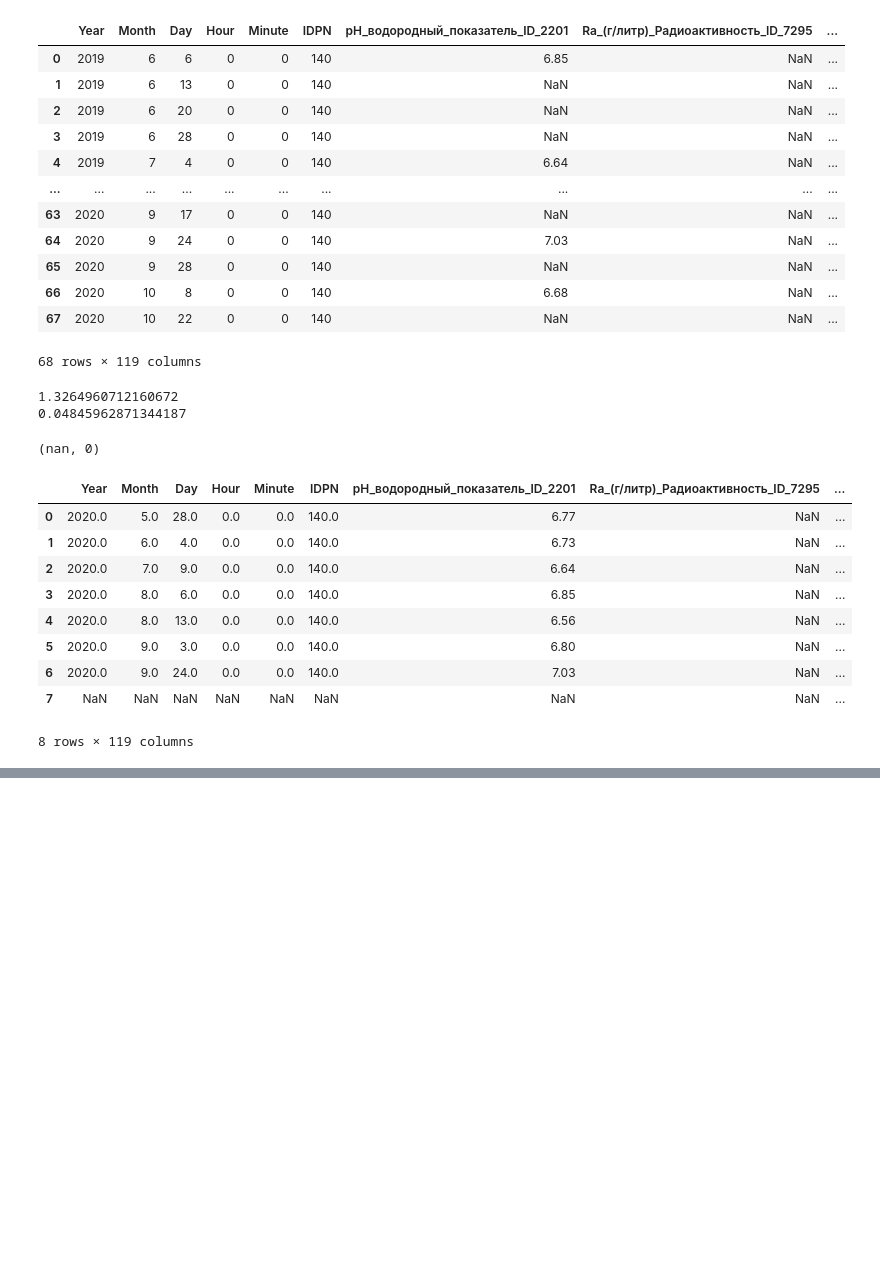
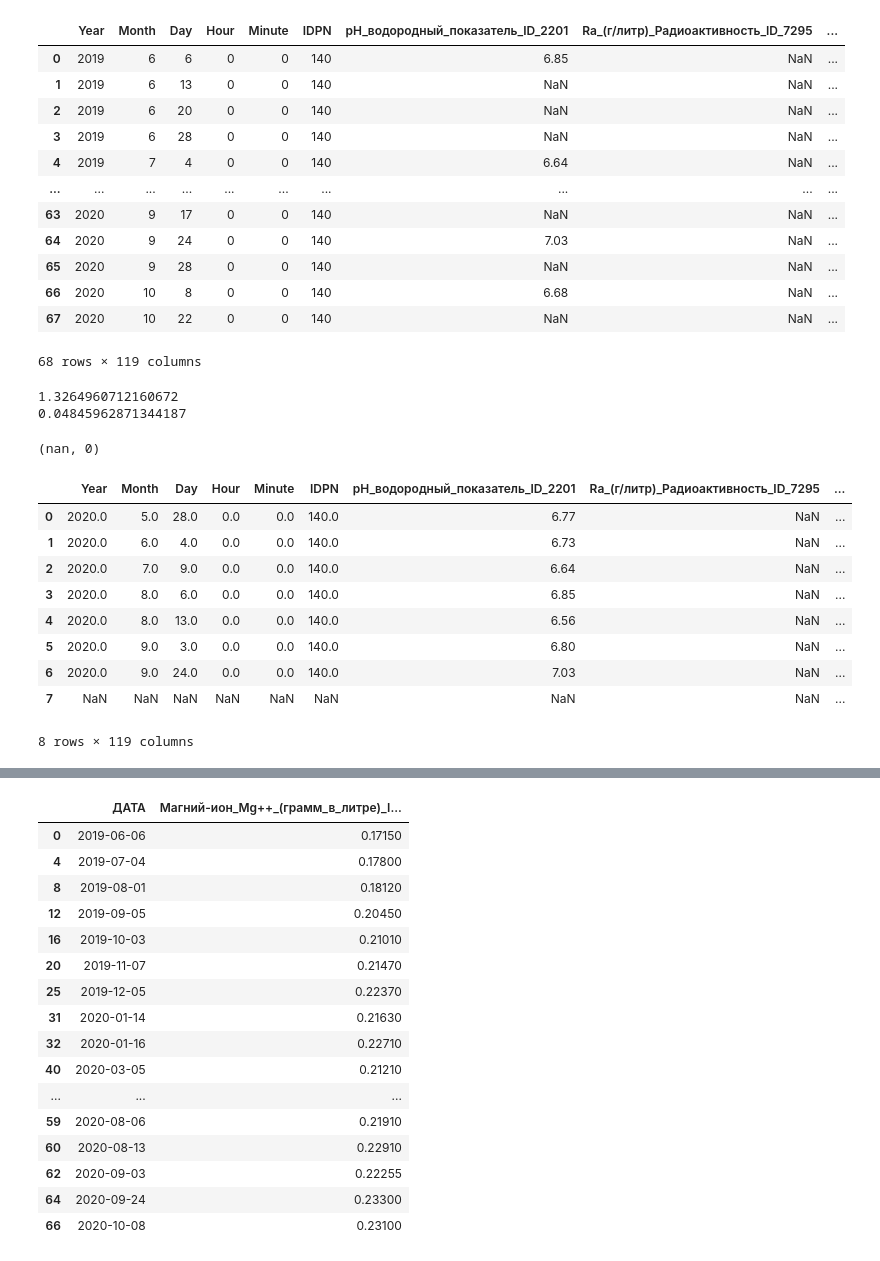
Before and after one commit to ekortunov/Jupiter, a Jupyter notebook: Essentuk_Lin_Regression.ipynb, the cells around one changed output, grey strips where cells are left out. Cells and saved outputs as stored; diff of their text form; code cells hidden in the pictures; blank space fills up the shorter version.

```diff
--- a/Essentuk_Lin_Regression.ipynb
+++ b/Essentuk_Lin_Regression.ipynb
@@ -296,7 +270,7 @@ temp
 # %% [output]
 NameError: name 'temp' is not defined
 # %%
-df_step = pd.read_excel("C:\\Users\\ekort\\WORK\\Essentuk\\Ступени дебита.xlsx", header = 0)
+df_step = pd.read_excel("D:\\Kortunov\\transfer\\Esentuk\\Ступени дебита.xlsx", header = 0)
 df_step['ДАТА']=pd.to_datetime(df_step['ДАТА'])
 # %%
 df_step
@@ -830,7 +804,7 @@ wellnames
  '49-Э']
 # %%
 wellnumbers = [140]
-wellnames = ['1-КМВ-бис']
+wellnames = ['1-КМВ-БИС']
 # %%
 test= test[test['Сухой_остаток_эксперимент__(грамм_в_литре)_ID_2206'].notna()]
 test = test[['ДАТА','ДАТА_Числ','Сухой_остаток_эксперимент__(грамм_в_литре)_ID_2206']]
@@ -865,8 +839,8 @@ out1 = []
 xlim_future=('2030-01')
 xlim_future = datetime.strptime(xlim_future , '%Y-%m')
 listofdata = []
-#columnames = ['Сухой_остаток_эксперимент__(грамм_в_литре)_ID_2206']
-columnames = ['Азот_N2_в_спонтанной_газовой_фазе_(%V)_ID_3507','метан_CH4_в_спонтанной_газовой_фазе_(%V)_ID_3508','Азот+метан_в_спонтанной_газовой_фазе_(%V)_ID_7067','Двуокись_CO2_в_спонтанной_газовой_фазе(%V)_ID_7066','Калий_ион_K+_(грамм_в_литре)_ID_2402','Натрий-ион_Na+_(грамм_в_литре)_ID_2401','Сумма_катионов_Na+_и_K+_(грамм_в_литре)_ID_2403','Магний-ион_Mg++_(грамм_в_литре)_ID_2404','Кальций-ион_Ca++_(грамм_в_литре)_ID_2405','Железо_суммарно_Fe_(грамм_в_литре)_ID_2409','Гидрокарбонат_HCO3-_(грамм_в_литре)_ID_2303','Сульфат_SO4--_(грамм_в_литре)_ID_2302','Хлорид_Cl-_(грамм_в_литре)_ID_2301','Минерализация_(грамм_в_литре)_ID_2208','Метакремниевая_кислота_H3SiO3_(грамм/литр)_ID_7007','Борная_кислота_H3BO3_(грамм_в_литре)_ID_5005','Двуокись_CO2_РАСТВОРЕННАЯ_(грамм_в_литре)_СБОРНАЯ','Сероводород_H2S_ОБЩИЙ_(грамм_в_литре)_ID_3504','pH_водородный_показатель_ID_2201','Фторид_F-_(грамм_в_литре)_ID_3303','Сухой_остаток_эксперимент__(грамм_в_литре)_ID_2206','Иодид_I-_(грамм_в_литре)_ID_3302','Бромид_Br-_(грамм_в_литре)_ID_3301']
+columnames = ['Магний-ион_Mg++_(грамм_в_литре)_ID_2404']
+#columnames = ['Азот_N2_в_спонтанной_газовой_фазе_(%V)_ID_3507','метан_CH4_в_спонтанной_газовой_фазе_(%V)_ID_3508','Азот+метан_в_спонтанной_газовой_фазе_(%V)_ID_7067','Двуокись_CO2_в_спонтанной_газовой_фазе(%V)_ID_7066','Калий_ион_K+_(грамм_в_литре)_ID_2402','Натрий-ион_Na+_(грамм_в_литре)_ID_2401','Сумма_катионов_Na+_и_K+_(грамм_в_литре)_ID_2403','Магний-ион_Mg++_(грамм_в_литре)_ID_2404','Кальций-ион_Ca++_(грамм_в_литре)_ID_2405','Железо_суммарно_Fe_(грамм_в_литре)_ID_2409','Гидрокарбонат_HCO3-_(грамм_в_литре)_ID_2303','Сульфат_SO4--_(грамм_в_литре)_ID_2302','Хлорид_Cl-_(грамм_в_литре)_ID_2301','Минерализация_(грамм_в_литре)_ID_2208','Метакремниевая_кислота_H3SiO3_(грамм/литр)_ID_7007','Борная_кислота_H3BO3_(грамм_в_литре)_ID_5005','Двуокись_CO2_РАСТВОРЕННАЯ_(грамм_в_литре)_СБОРНАЯ','Сероводород_H2S_ОБЩИЙ_(грамм_в_литре)_ID_3504','pH_водородный_показатель_ID_2201','Фторид_F-_(грамм_в_литре)_ID_3303','Сухой_остаток_эксперимент__(грамм_в_литре)_ID_2206','Иодид_I-_(грамм_в_литре)_ID_3302','Бромид_Br-_(грамм_в_литре)_ID_3301']
 for a in range(0,len(wellnumbers)):
     print(a)
     print(wellnumbers[a])
@@ -897,7 +871,7 @@ for a in range(0,len(wellnumbers)):
 
             temp['ДАТА'] = temp.index
             temp = temp.reset_index(drop=True)
-            temp['ДАТА_Числ'] = mdates.date2num(temp['ДАТА'])
+            temp['ДАТА_Числ'] = mdates.date2num(temp['ДАТА'])-737210.0
             test = temp.copy()
             temp = temp[temp[columnames[b]].notna()]
 #            temp['Сухой_остаток_эксперимент__(грамм_в_литре)_ID_2206'] =temp['Сухой_остаток_эксперимент__(грамм_в_литре)_ID_2206'] + 0.5*temp['Гидрокарбонат_HCO3-_(грамм_в_литре)_ID_2303']
@@ -932,7 +906,7 @@ for a in range(0,len(wellnumbers)):
                     temp = well.groupby("ДАТА").mean().copy()
                     temp['ДАТА'] = temp.index
                     temp = temp.reset_index(drop=True)
-                    temp['ДАТА_Числ'] = mdates.date2num(temp['ДАТА'])
+                    temp['ДАТА_Числ'] = mdates.date2num(temp['ДАТА'])-737210.0
                     temp = temp[temp[columnames[b]].notna()]
 #                    temp['Сухой_остаток_эксперимент__(грамм_в_литре)_ID_2206'] =temp['Сухой_остаток_эксперимент__(грамм_в_литре)_ID_2206'] + 0.5*temp['Гидрокарбонат_HCO3-_(грамм_в_литре)_ID_2303']
                     #well['elapsed'] = (well['ДАТА'] - well['ДАТА'].iloc[0]).astype("timedelta64[m]")
@@ -968,9 +942,9 @@ for a in range(0,len(wellnumbers)):
 df_out=pd.DataFrame(listofdata,columns=['IDPN','Номер скважины','parametr','Выборка с начала опыта','p-value','R2','Slope','intercept','Выборка Ступень 1','p-value','R2','Slope','intercept',\
                                             'Выборка Ступень 2','p-value','R2','Slope','intercept','Выборка Ступень 3',\
                                             'p-value','R2','Slope','intercept','Выборка Ступень 4','p-value','R2','Slope','intercept','Выборка Ступень 5','p-value','R2','Slope','intercept','Выборка Ступень 6','p-value','R2','Slope','intercept'])
-directory = 'C:\\Users\\ekort\\WORK\\Essentuk\\t_test'
+directory = 'D:\\WORK\\MSU\\Esentuk\\t_test'
 #        filename = '\\'+str(wellnames[a])# и рисунок поменял на джипег
-filename = '\\'+'t_test_log.csv'# и рисунок поменял на джипег
+filename = '\\'+'t_test__since_nachalo_opita_log_71_n.csv'# и рисунок поменял на джипег
 fullpath = directory + filename
 if not os.path.exists(directory):
     os.makedirs(directory)
@@ -1172,0 +1251,24 @@ df_out
+# %%
+test= test[test['Магний-ион_Mg++_(грамм_в_литре)_ID_2404'].notna()]
+test = test[['ДАТА','ДАТА_Числ','Магний-ион_Mg++_(грамм_в_литре)_ID_2404']]
+test.to_csv('D:\\WORK\\MSU\\Esentuk\\1KMVBIS_MG.csv', index=False,encoding= 'utf-8-sig')
+# %%
+test[['ДАТА','Магний-ион_Mg++_(грамм_в_литре)_ID_2404']].dropna()
+# %% [output]
+|  | ДАТА | Магний-ион_Mg++_(грамм_в_литре)_I... |
+| 0 | 2019-06-06 | 0.17150 |
+| 4 | 2019-07-04 | 0.17800 |
+| 8 | 2019-08-01 | 0.18120 |
+| 12 | 2019-09-05 | 0.20450 |
+| 16 | 2019-10-03 | 0.21010 |
+| 20 | 2019-11-07 | 0.21470 |
+| 25 | 2019-12-05 | 0.22370 |
+| 31 | 2020-01-14 | 0.21630 |
+| 32 | 2020-01-16 | 0.22710 |
+| 40 | 2020-03-05 | 0.21210 |
+| ... | ... | ... |
+| 59 | 2020-08-06 | 0.21910 |
+| 60 | 2020-08-13 | 0.22910 |
+| 62 | 2020-09-03 | 0.22255 |
+| 64 | 2020-09-24 | 0.23300 |
+| 66 | 2020-10-08 | 0.23100 |
```
Also changed, not shown: parts of 12 cells of this notebook, 13 other files.
